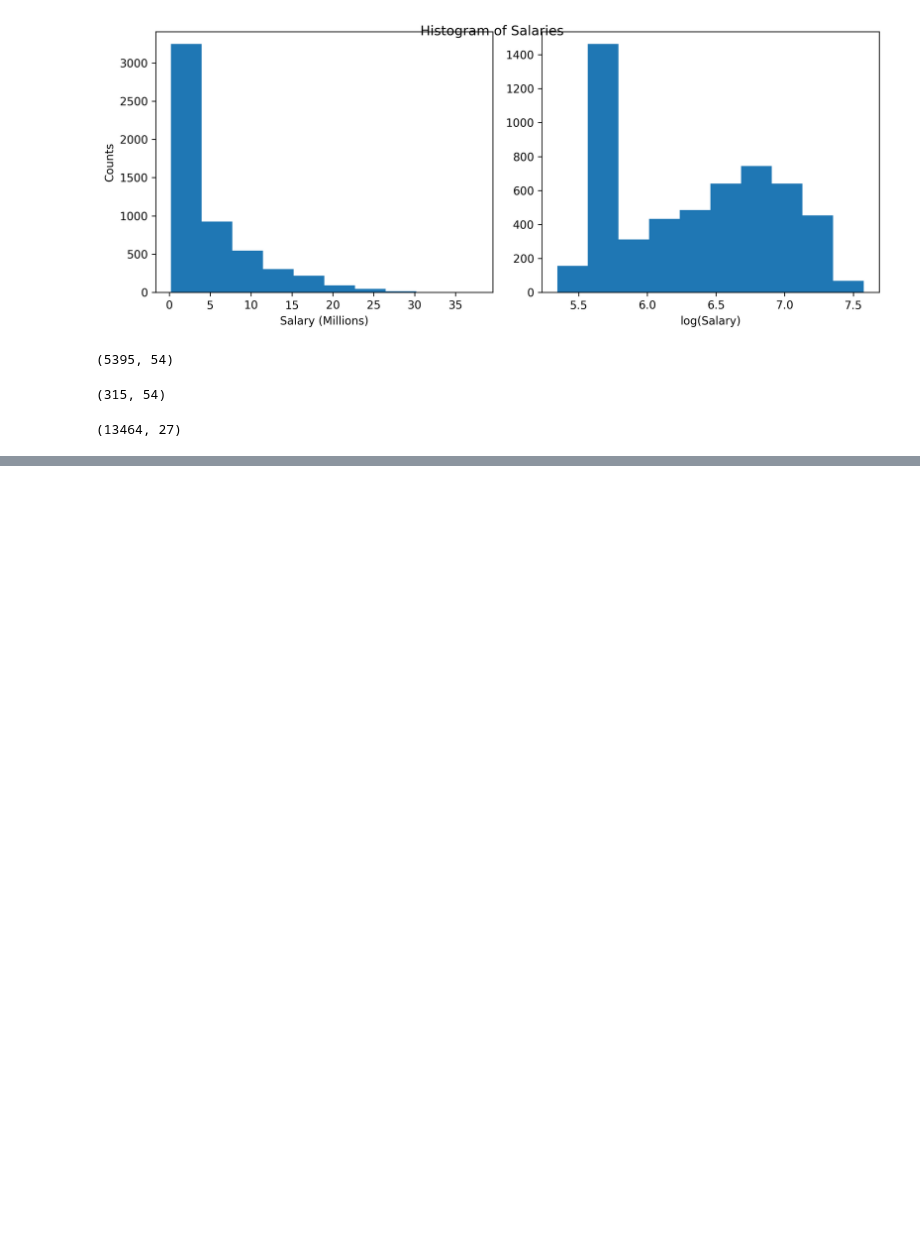
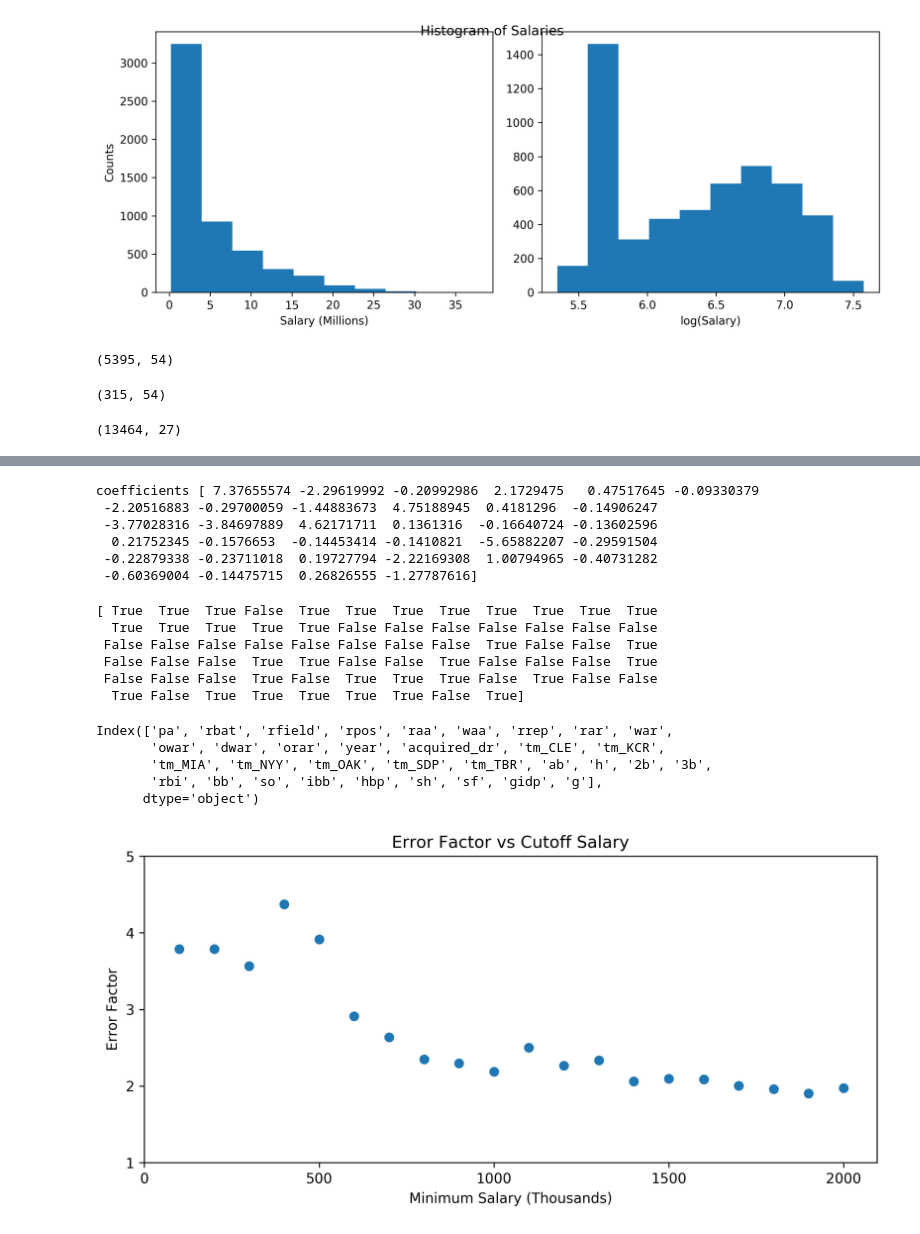
Before and after one commit to iamryanmurray/metis, a Jupyter notebook: 2-Luther/batting_train_test.ipynb, the cells around one changed output, grey strips where cells are left out. Cells and saved outputs as stored; diff of their text form; code cells hidden in the pictures; blank space fills up the shorter version.

```diff
--- a/2-Luther/batting_train_test.ipynb
+++ b/2-Luther/batting_train_test.ipynb
@@ -354,0 +632,13 @@ tr.shape
+# %%
+from sklearn.feature_selection import RFE
+train_X, train_y, test_X, test_y = load_and_split_data(i)
+est = LinearRegression()
+
+sel = RFE(est)
+sel = sel.fit(train_X,train_y)
+
+preds = sel.predict(test_X)
+
+error = MSE(test_y,preds)**.5
+print(error)
+print(10**error)
@@ -354,0 +665,56 @@ tr.shape
+# %%
+print ('coefficients',sel.estimator_.coef_)
+# %% [output]
+coefficients [ 7.37655574 -2.29619992 -0.20992986  2.1729475   0.47517645 -0.09330379
+ -2.20516883 -0.29700059 -1.44883673  4.75188945  0.4181296  -0.14906247
+ -3.77028316 -3.84697889  4.62171711  0.1361316  -0.16640724 -0.13602596
+  0.21752345 -0.1576653  -0.14453414 -0.1410821  -5.65882207 -0.29591504
+ -0.22879338 -0.23711018  0.19727794 -2.22169308  1.00794965 -0.40731282
+ -0.60369004 -0.14475715  0.26826555 -1.27787616]
+# %%
+print(sel.support_)
+# %% [output]
+[ True  True  True False  True  True  True  True  True  True  True  True
+  True  True  True  True  True False False False False False False False
+ False False False False False False False False  True False False  True
+ False False False  True  True False False  True False False False  True
+ False False False  True False  True  True  True False  True False False
+  True False  True  True  True  True  True False  True]
+# %%
+train_X.columns[sel.support_]
+# %% [output]
+Index(['pa', 'rbat', 'rfield', 'rpos', 'raa', 'waa', 'rrep', 'rar', 'war',
+       'owar', 'dwar', 'orar', 'year', 'acquired_dr', 'tm_CLE', 'tm_KCR',
+       'tm_MIA', 'tm_NYY', 'tm_OAK', 'tm_SDP', 'tm_TBR', 'ab', 'h', '2b', '3b',
+       'rbi', 'bb', 'so', 'ibb', 'hbp', 'sh', 'sf', 'gidp', 'g'],
+      dtype='object')
+# %%
+def cutoffs_RFE():
+    test_cutoffs = [(i+1)*100000 for i in range(20)]
+    error_list = []
+    for i in test_cutoffs:
+        train_X, train_y, test_X, test_y = load_and_split_data(i)
+        est = LinearRegression()
+
+        sel = RFE(est)
+        sel = sel.fit(train_X,train_y)
+
+        error = MSE(test_y,sel.predict(test_X))**.5
+        error_list.append(10**error)
+
+    return test_cutoffs,error_list
+# %%
+cut,err = cutoffs_RFE()
+# %%
+fig,ax = plt.subplots(figsize=(8,4))
+
+ax.scatter([i/1000 for i in cut],err)
+ax.set_title("Error Factor vs Cutoff Salary")
+ax.set_ylabel("Error Factor")
+ax.set_xlabel("Minimum Salary (Thousands)")
+ax.set_yticks([1,2,3,4,5]);
+ax.set_xticks([0,500,1000,1500,2000]);
+plt.tight_layout()
+#plt.savefig('cutofferr.png')
+# %% [output]
+[figure, added]
```
Also changed, not shown: parts of 30 cells of this notebook, 2 other files.
